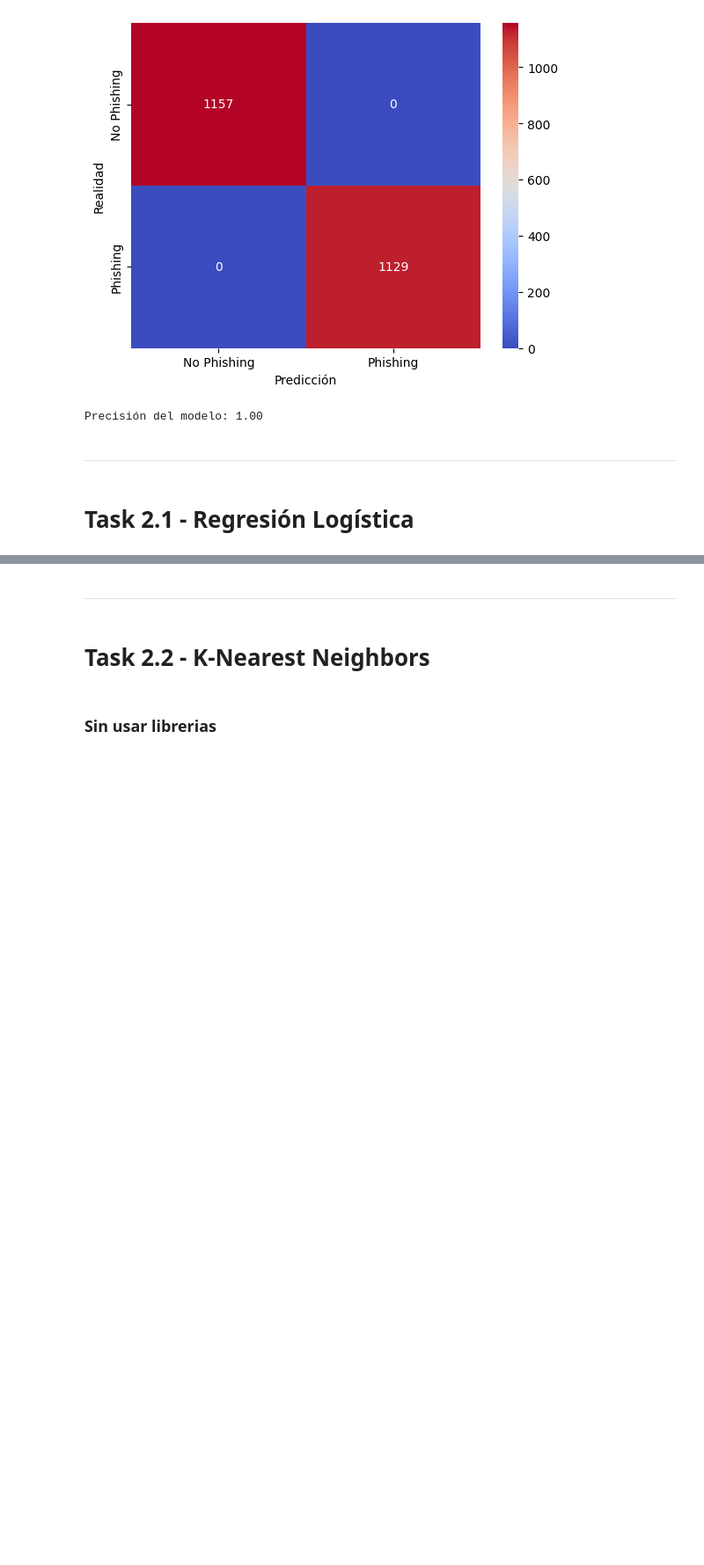
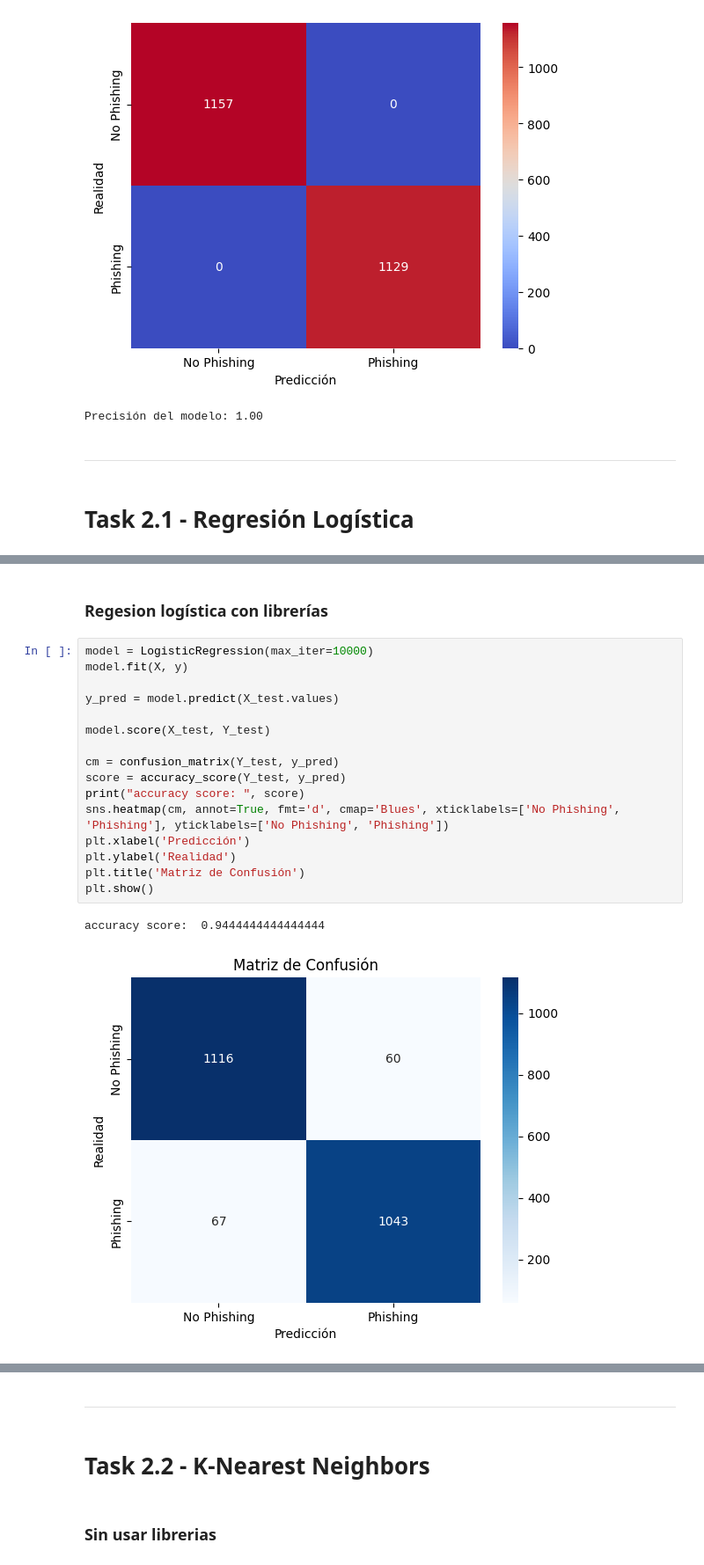
Before and after one commit to mariaRam2003/Laboratorio1_IA, a Jupyter notebook: Laboratorio1.ipynb, the cells around one changed output, grey strips where cells are left out. Shown: that part at 88% size. Cells and saved outputs as stored; diff of their text form; blank space fills up the shorter version.

```diff
--- a/Laboratorio1.ipynb
+++ b/Laboratorio1.ipynb
@@ -328,0 +414,21 @@ gus
+# %% [markdown]
+### Regesion logística con librerías
+# %%
+model = LogisticRegression(max_iter=10000)
+model.fit(X, y)
+
+y_pred = model.predict(X_test.values)
+
+model.score(X_test, Y_test)
+
+cm = confusion_matrix(Y_test, y_pred)
+score = accuracy_score(Y_test, y_pred)
+print("accuracy score: ", score)
+sns.heatmap(cm, annot=True, fmt='d', cmap='Blues', xticklabels=['No Phishing', 'Phishing'], yticklabels=['No Phishing', 'Phishing'])
+plt.xlabel('Predicción')
+plt.ylabel('Realidad')
+plt.title('Matriz de Confusión')
+plt.show()
+# %% [output]
+accuracy score:  0.9444444444444444
+[figure, added]
```
Also changed, not shown: parts of 9 cells of this notebook, 1 other file.
